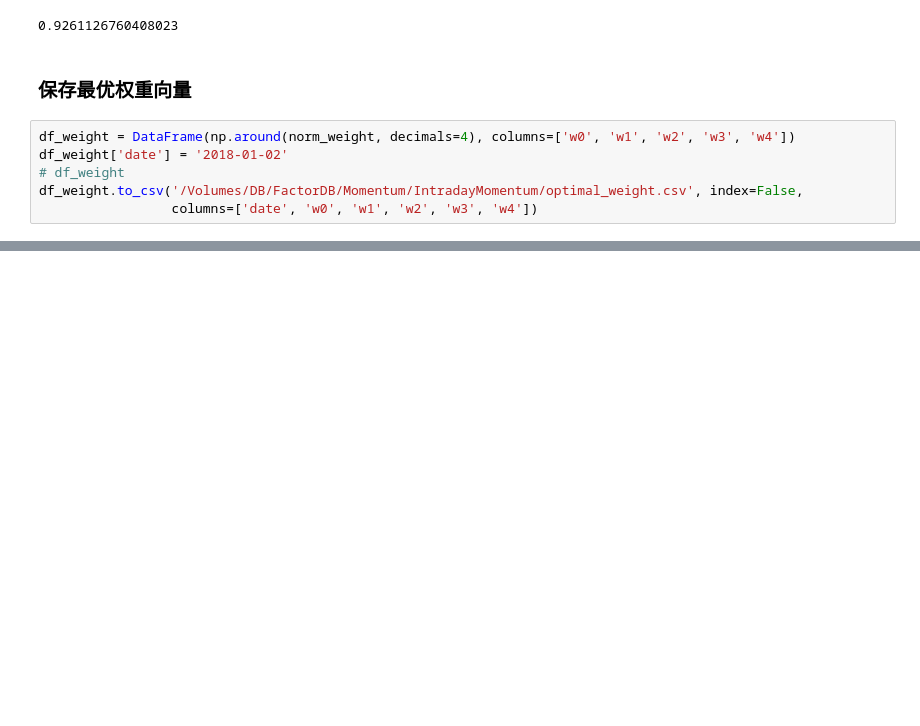
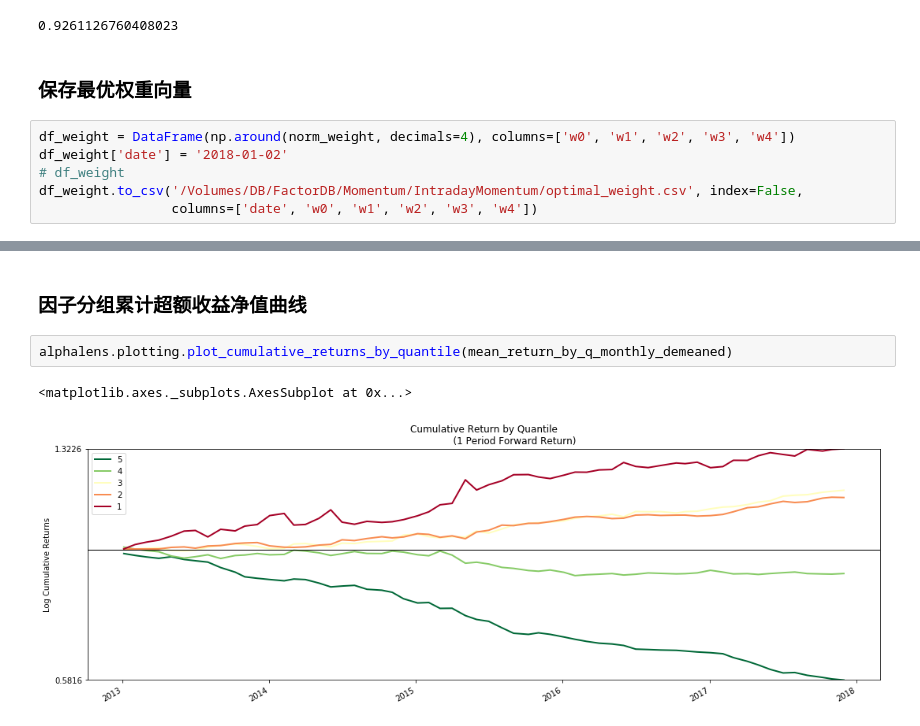
Before and after one commit to rafs/MultiFactor, a Jupyter notebook: src/factors/IntradayMomentum.ipynb, the cells around one changed output, grey strips where cells are left out. Drawn from its saved outputs; the diff is of its cells as text; blank space fills up the shorter version.

```diff
--- a/src/factors/IntradayMomentum.ipynb
+++ b/src/factors/IntradayMomentum.ipynb
@@ -453,0 +600,7 @@ df_weight.to_csv('/Volumes/DB/FactorDB/Momentum/IntradayMomentum/optimal_weight.
+# %% [markdown]
+### 因子分组累计超额收益净值曲线
+# %%
+alphalens.plotting.plot_cumulative_returns_by_quantile(mean_return_by_q_monthly_demeaned)
+# %% [output]
+<matplotlib.axes._subplots.AxesSubplot at 0x...>
+[figure, added]
```
Also changed, not shown: parts of 69 cells of this notebook, 10 other files.
